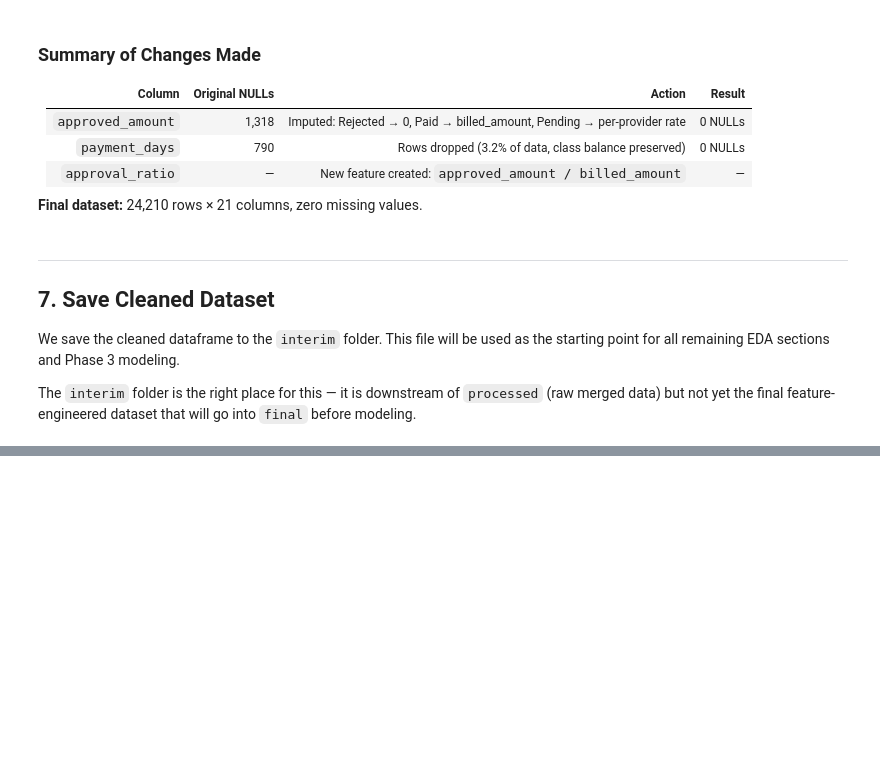
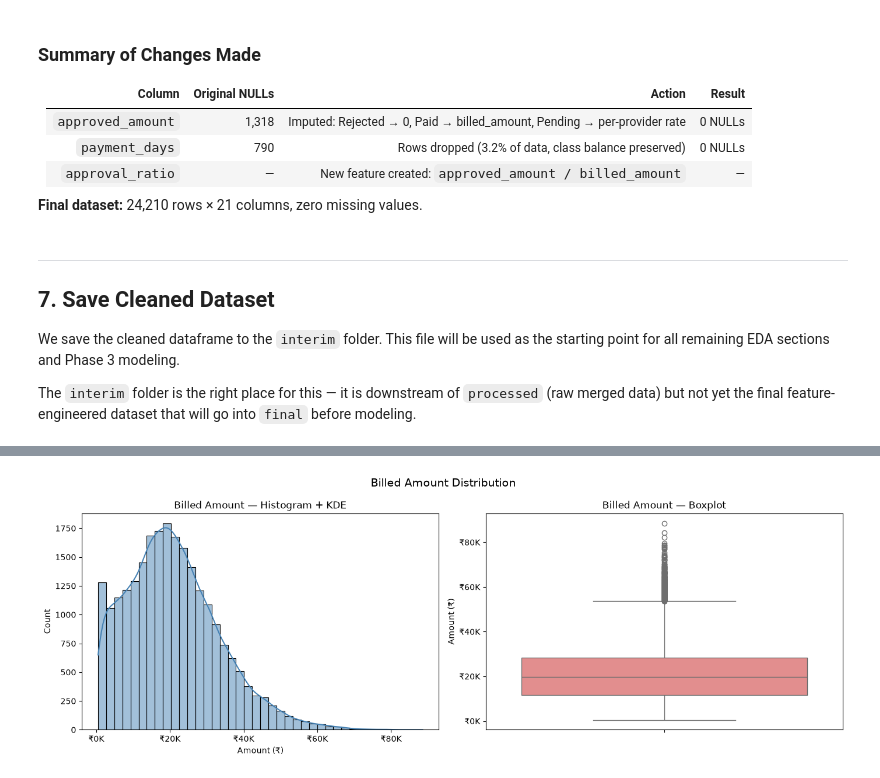
Before and after one commit to NF-laidback/capstone_healthcare_analytics, a Jupyter notebook: notebooks/EDA_missing_values.ipynb, the cells around one changed output, grey strips where cells are left out. Drawn from its saved outputs; the diff is of its cells as text; code cells hidden in the pictures; blank space fills up the shorter version.

```diff
--- a/notebooks/EDA_missing_values.ipynb
+++ b/notebooks/EDA_missing_values.ipynb
@@ -464,0 +994,81 @@ print(f"\nFile contains: {df_1.shape[0]:,} rows × {df_1.shape[1]} columns")
+# %%
+# ── Billed Amount — Distribution + Outlier Detection ────────────────────
+from scipy import stats as scipy_stats
+
+ba = df_1['billed_amount']
+
+# ── Plots ────────────────────────────────────────────────────────────────────
+fig, axes = plt.subplots(1, 2, figsize=(14, 5))
+
+sns.histplot(ba, kde=True, bins=40, color='steelblue', ax=axes[0])
+axes[0].set_title('Billed Amount — Histogram + KDE')
+axes[0].set_xlabel('Amount (₹)')
+axes[0].set_ylabel('Count')
+axes[0].xaxis.set_major_formatter(
+    plt.FuncFormatter(lambda x, _: f'₹{x/1000:.0f}K')
+)
+
+sns.boxplot(y=ba, color='lightcoral', ax=axes[1])
+axes[1].set_title('Billed Amount — Boxplot')
+axes[1].set_ylabel('Amount (₹)')
+axes[1].yaxis.set_major_formatter(
+    plt.FuncFormatter(lambda x, _: f'₹{x/1000:.0f}K')
+)
+
+plt.suptitle('Billed Amount Distribution', fontsize=14)
+plt.tight_layout()
+plt.show()
+
+# ── Descriptive stats ─────────────────────────────────────────────────────────
+print("=" * 45)
+print("  Billed Amount — Descriptive Statistics")
+print("=" * 45)
+print(ba.describe().round(2).to_string())
+print(f"\nSkewness : {ba.skew():.4f}")
+print(f"Kurtosis : {ba.kurtosis():.4f}")
+
+# ── IQR Outlier Detection ─────────────────────────────────────────────────────
+print("\n" + "=" * 45)
+print("  IQR Outlier Detection")
+print("=" * 45)
+Q1  = ba.quantile(0.25)
+Q3  = ba.quantile(0.75)
+IQR = Q3 - Q1
+lower_fence = Q1 - 1.5 * IQR
+upper_fence = Q3 + 1.5 * IQR
+
+iqr_out = ba[(ba < lower_fence) | (ba > upper_fence)]
+
+print(f"Q1 (25th pct)  : ₹{Q1:,.2f}")
+print(f"Q3 (75th pct)  : ₹{Q3:,.2f}")
+print(f"IQR            : ₹{IQR:,.2f}")
+print(f"Lower fence    : ₹{lower_fence:,.2f}  ← impossible for billing, no lower outliers")
+print(f"Upper fence    : ₹{upper_fence:,.2f}")
+print(f"Outliers found : {len(iqr_out)} ({len(iqr_out)/len(ba)*100:.2f}% of visits)")
+print(f"Outlier range  : ₹{iqr_out.min():,.2f} – ₹{iqr_out.max():,.2f}")
+
+# ── Z-Score Outlier Detection ─────────────────────────────────────────────────
+print("\n" + "=" * 45)
+print("  Z-Score Outlier Detection  (threshold: |z| > 3)")
+print("=" * 45)
+z_scores = np.abs(scipy_stats.zscore(ba))
+z_out    = ba[z_scores > 3]
+
+print(f"Outliers found : {len(z_out)} ({len(z_out)/len(ba)*100:.2f}% of visits)")
+print(f"Outlier range  : ₹{z_out.min():,.2f} – ₹{z_out.max():,.2f}")
+
+# ── Comparison table ──────────────────────────────────────────────────────────
+print("\n" + "=" * 45)
+print("  Method Comparison")
+print("=" * 45)
+comparison = pd.DataFrame({
+    'Method'        : ['IQR (1.5×IQR)', 'Z-Score (|z|>3)'],
+    'Outlier Count' : [len(iqr_out), len(z_out)],
+    'Outlier %'     : [f"{len(iqr_out)/len(ba)*100:.2f}%",
+                       f"{len(z_out)/len(ba)*100:.2f}%"],
+    'Range'         : [f"₹{iqr_out.min():,.0f} – ₹{iqr_out.max():,.0f}",
+                       f"₹{z_out.min():,.0f} – ₹{z_out.max():,.0f}"]
+})
+print(comparison.to_string(index=False))
+# %% [output]
+[figure, added]
```
Also changed, not shown: parts of 113 cells of this notebook, 35 other files.
